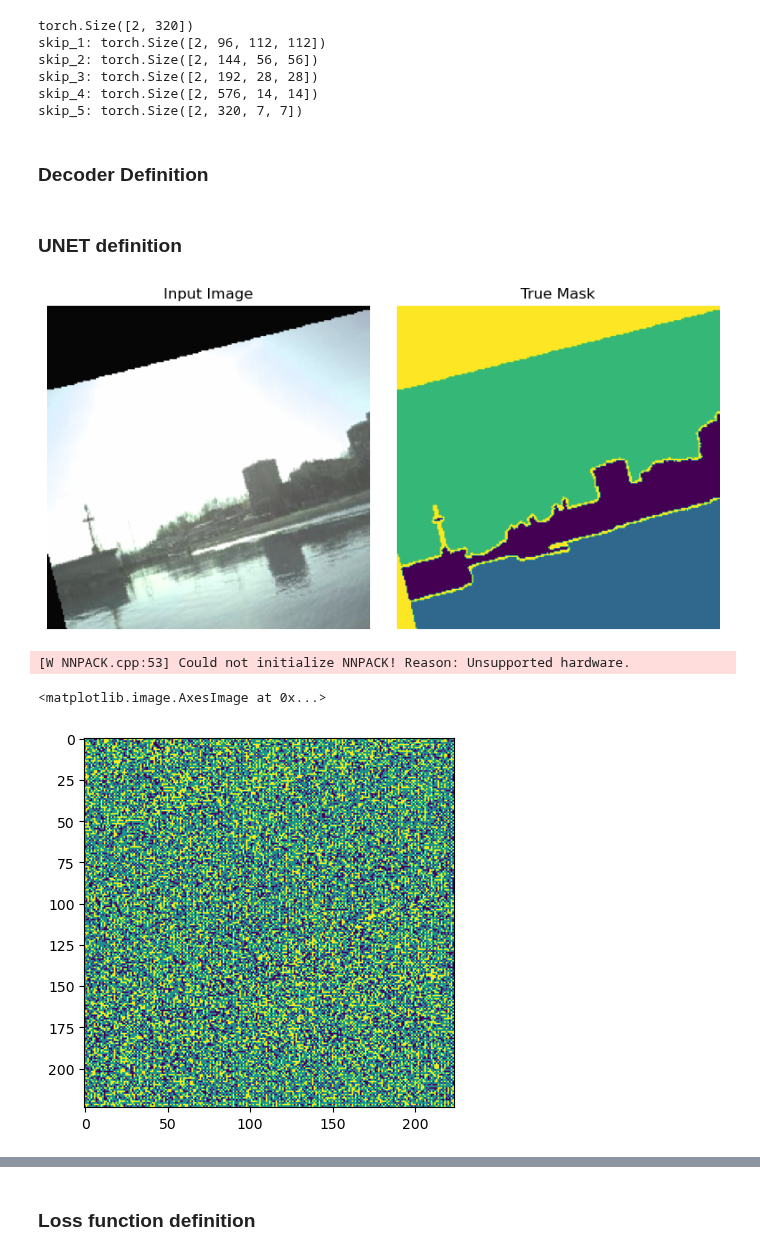
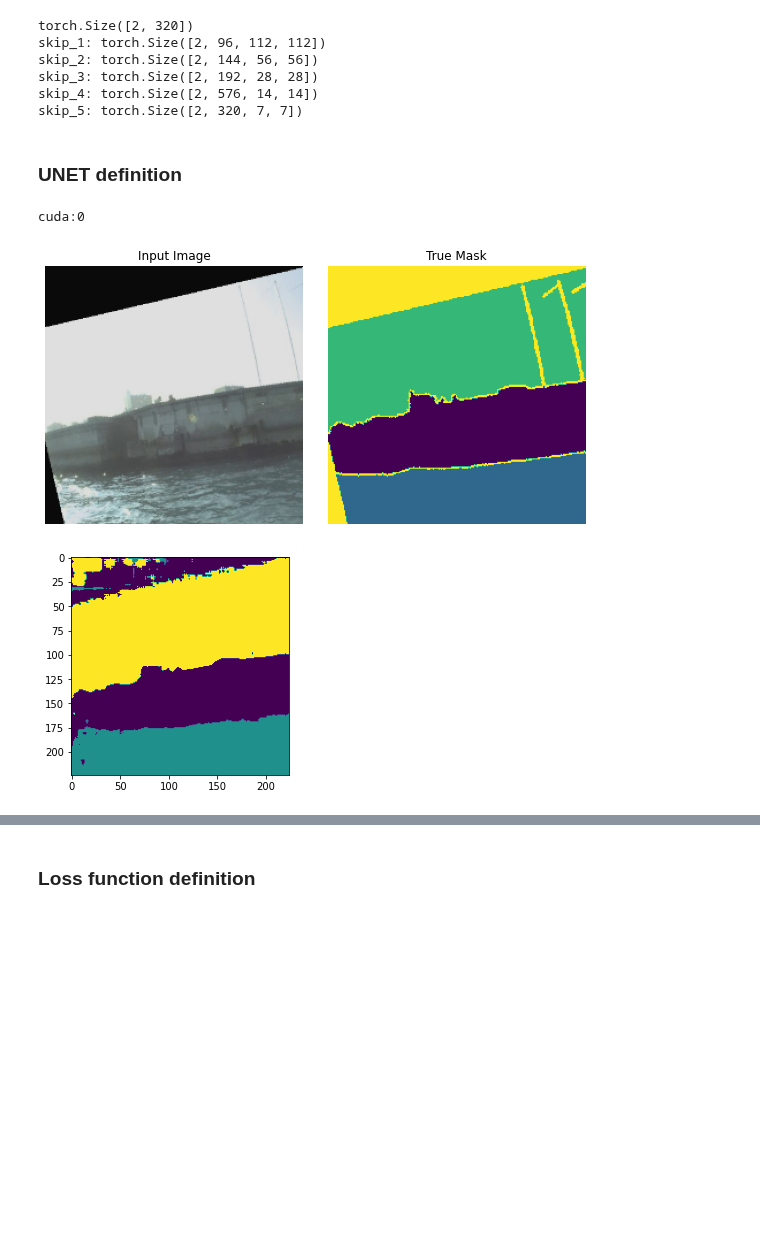
Before and after one commit to LeonY117/msc_project, a Jupyter notebook: notebooks/workflow_outline.ipynb, the cells around one changed output, grey strips where cells are left out. Saved outputs shown, nothing was run; the diff lists cells and outputs as text; code cells hidden in the pictures; blank space fills up the shorter version.

Commit message:
add colab workflow

```diff
--- a/notebooks/workflow_outline.ipynb
+++ b/notebooks/workflow_outline.ipynb
@@ -27,17 +31,32 @@ import os
 import sys
 
 from tqdm.notebook import tqdm
-from torchvision import datasets, models
+from torchvision import datasets, models, transforms
 from torch.utils.data import DataLoader
 from torch import ones_like, zeros_like
 from torchsummary import summary
 
+ENV = 'colab' # 'local'
+
+if ENV == 'colab':
+  from google.colab import drive
+  drive.mount("/content/drive/") # TODO: mount only a subset of folders to make things load faster?
+
+  # copy dataset to local env
+  if 'data' not in os.listdir():
+    !cp "/content/drive/My Drive/project_online/dataset/mastr.zip" .
+    !unzip -q 'mastr.zip' -d data
+    !rm 'mastr.zip'
+
+  mastr_path = '/content/data/'
+  module_dir = "/content/drive/My Drive/ShorelineNet_pytorch/"
+elif ENV == 'local':
+  mastr_path = '../../project_offline/Dataset/MaSTr1325/'
+  module_dir = '..'
+
 device = torch.device("cuda:0" if torch.cuda.is_available() else "cpu")
 
 # append local module to path
-module_path = os.path.abspath(os.path.join('..'))
+module_path = os.path.abspath(os.path.join(module_dir))
 if module_path not in sys.path:
     sys.path.append(module_path)
-
-# load MaSTr dataset
-mastr_path = '../../project_offline/Dataset/MaSTr1325/'
@@ -103,13 +124,16 @@ skip_2: torch.Size([2, 144, 56, 56])
 skip_3: torch.Size([2, 192, 28, 28])
 skip_4: torch.Size([2, 576, 14, 14])
 skip_5: torch.Size([2, 320, 7, 7])
-# %% [markdown]
-### Decoder Definition
 # %% [markdown]
 ### UNET definition
 # %%
 encoder = mobileNet
+for param in encoder.parameters():
+    param.requires_grad = False
 decoder = Unet_MobileNetV2_Decoder()
 unet = Unet_MobileNetV2(encoder, decoder)
 
-# unet
+unet.to(device)
+print(device)
+# %% [output]
+cuda:0
@@ -116,11 +143,16 @@ unet = Unet_MobileNetV2(encoder, decoder)
 # %%
-img_displayer.show_sample(0)
+img_displayer.show_sample(12)
 # %% [output]
-[figure, old version]
+[figure, new version]
 # %%
-plt.imshow(torch.argmax(unet(imgs[0:1])[0], dim=0).detach().numpy())
+i = 12
+unet.eval()
+
+with torch.no_grad():
+  plt.imshow(torch.argmax(unet(imgs[i:i+1].to(device))[0], dim=0).cpu().detach().numpy())
+
+unet.train()
+print('')
 # %% [output]
-[W NNPACK.cpp:53] Could not initialize NNPACK! Reason: Unsupported hardware.
-<matplotlib.image.AxesImage at 0x...>
-[figure, old version]
+[figure, new version]
 # %%
```
Also changed, not shown: parts of 13 cells of this notebook.
